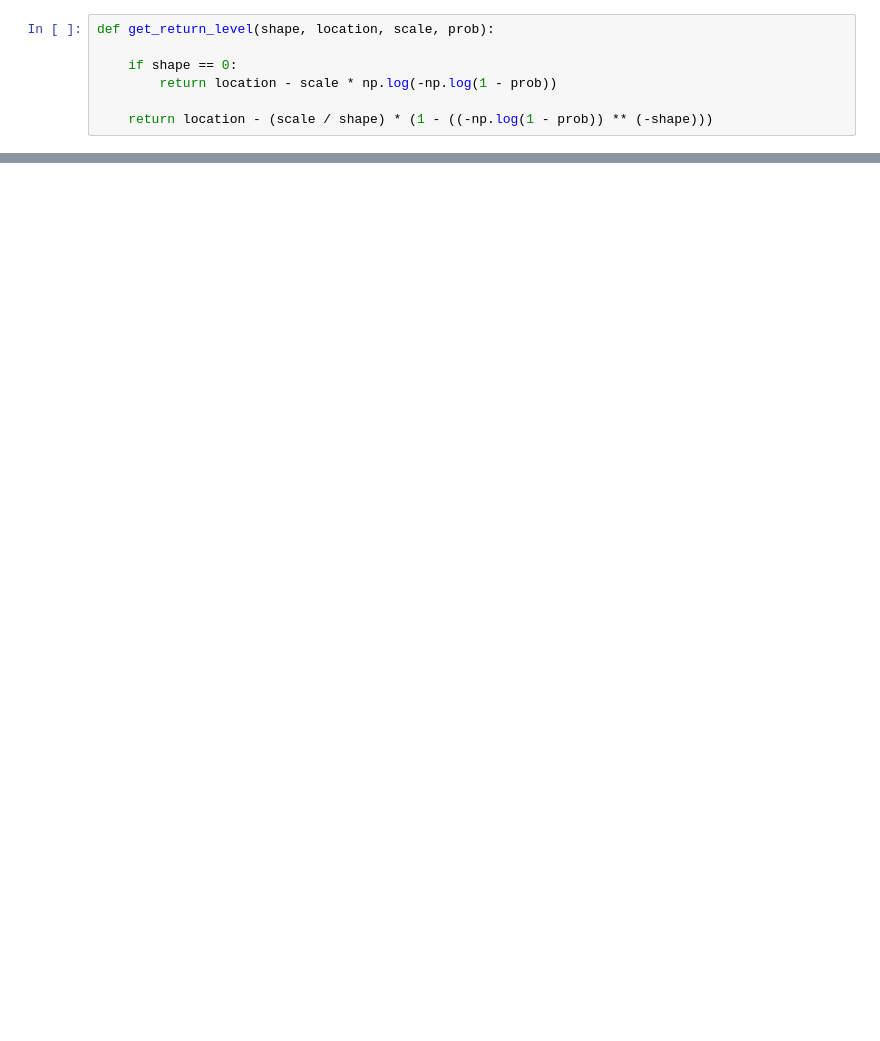
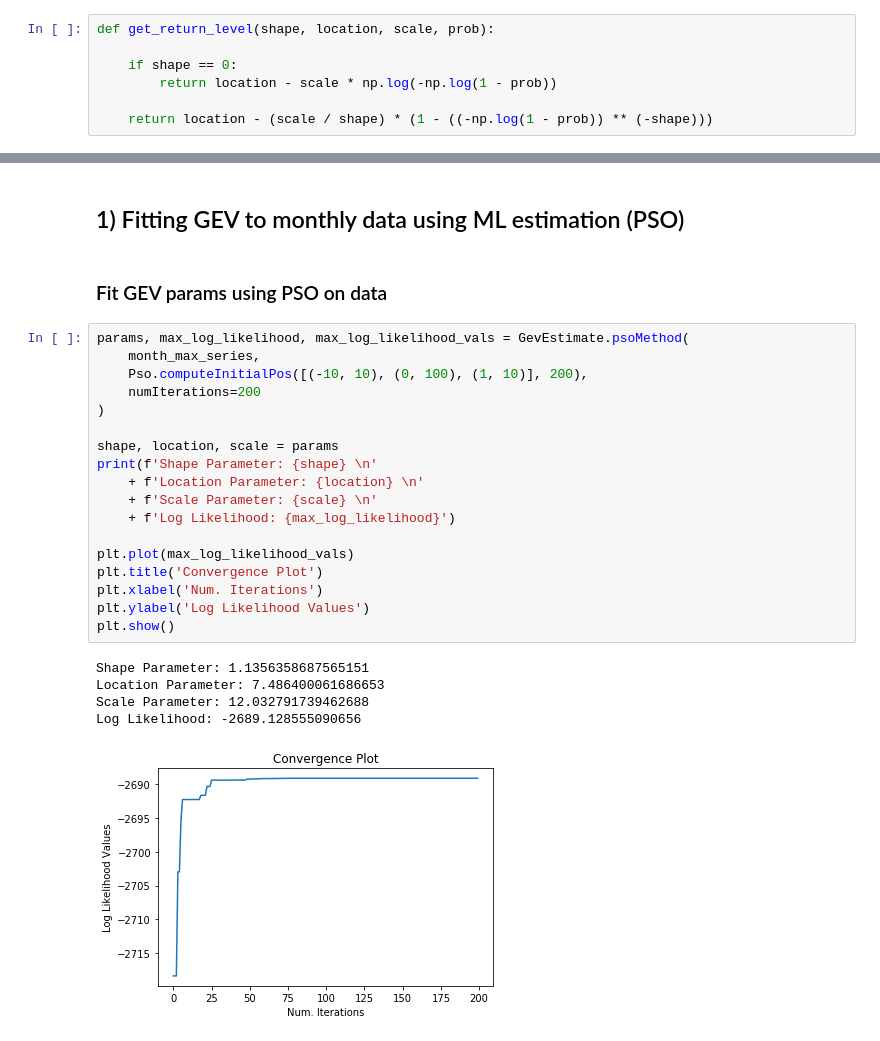
Before and after one commit to tymefighter/Forecast, a Jupyter notebook: notebooks/max-rainfall-gev.ipynb, the cells around one changed output, grey strips where cells are left out. Cells and saved outputs as stored; diff of their text form; blank space fills up the shorter version.

```diff
--- a/notebooks/max-rainfall-gev.ipynb
+++ b/notebooks/max-rainfall-gev.ipynb
@@ -47,0 +105,28 @@ def get_return_level(shape, location, scale, prob):
+# %% [markdown]
+## 1) Fitting GEV to monthly data using ML estimation (PSO)
+# %% [markdown]
+### Fit GEV params using PSO on data
+# %%
+params, max_log_likelihood, max_log_likelihood_vals = GevEstimate.psoMethod(
+    month_max_series,
+    Pso.computeInitialPos([(-10, 10), (0, 100), (1, 10)], 200),
+    numIterations=200
+)
+
+shape, location, scale = params
+print(f'Shape Parameter: {shape} \n'
+    + f'Location Parameter: {location} \n'
+    + f'Scale Parameter: {scale} \n'
+    + f'Log Likelihood: {max_log_likelihood}')
+
+plt.plot(max_log_likelihood_vals)
+plt.title('Convergence Plot')
+plt.xlabel('Num. Iterations')
+plt.ylabel('Log Likelihood Values')
+plt.show()
+# %% [output]
+Shape Parameter: 1.1356358687565151
+Location Parameter: 7.486400061686653
+Scale Parameter: 12.032791739462688
+Log Likelihood: -2689.128555090656
+[figure, added]
```
Also changed, not shown: parts of 37 cells of this notebook, 1 other file.
